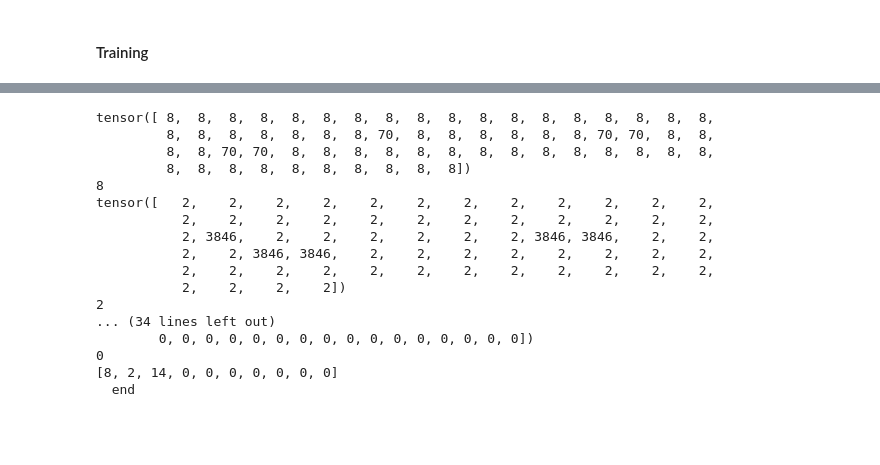
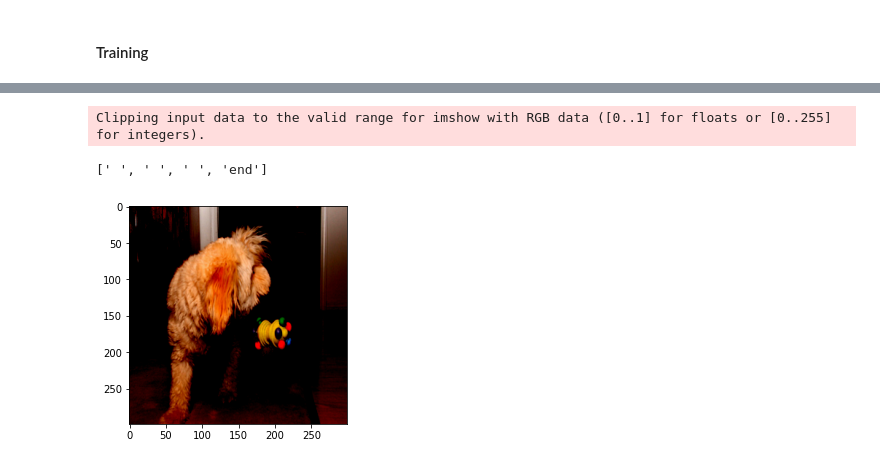
Before and after one commit to AminAlam/Image-Captioner, a Jupyter notebook: Image_Captioner.ipynb, the cells around one changed output, grey strips where cells are left out. Cells and saved outputs as stored; diff of their text form; code cells hidden in the pictures; blank space fills up the shorter version.

```diff
--- a/Image_Captioner.ipynb
+++ b/Image_Captioner.ipynb
@@ -433,3 +305,23 @@ optimizer = torch.optim.Adam(decoder.parameters(), lr=0.001, betas=(0.9, 0.999),
+# %%
+embed_size = 300
+hidden_size = 256
+vocab_size = len(vocab2index)
+
+train_CNN = False
+
+num_layers = 1
+learning_rate = 3e-4
+num_epochs = 10
+
+model = CNNtoRNN(embed_size, hidden_size, vocab_size, num_layers).to(device)
+criterion = nn.CrossEntropyLoss(ignore_index=vocab2index[""])
+optimizer = optim.Adam(model.parameters(), lr=learning_rate)
+
+for name, param in model.encoderCNN.inception.named_parameters():
+  if "fc.weight" in name or "fc.bias" in name:
+    param.requires_grad = True
+  else:
+    param.requires_grad = train_CNN
 # %% [markdown]
 #### Training
 # %%
@@ -485,20 +361,8 @@ def get_prediction():
-# %%
-get_prediction()
-# %% [output]
-tensor([ 8,  8,  8,  8,  8,  8,  8,  8,  8,  8,  8,  8,  8,  8,  8,  8,  8,  8,
-         8,  8,  8,  8,  8,  8,  8, 70,  8,  8,  8,  8,  8,  8, 70, 70,  8,  8,
-         8,  8, 70, 70,  8,  8,  8,  8,  8,  8,  8,  8,  8,  8,  8,  8,  8,  8,
-         8,  8,  8,  8,  8,  8,  8,  8,  8,  8])
-8
-tensor([   2,    2,    2,    2,    2,    2,    2,    2,    2,    2,    2,    2,
-           2,    2,    2,    2,    2,    2,    2,    2,    2,    2,    2,    2,
-           2, 3846,    2,    2,    2,    2,    2,    2, 3846, 3846,    2,    2,
-           2,    2, 3846, 3846,    2,    2,    2,    2,    2,    2,    2,    2,
-           2,    2,    2,    2,    2,    2,    2,    2,    2,    2,    2,    2,
-           2,    2,    2,    2])
-2
-... (34 lines left out)
-        0, 0, 0, 0, 0, 0, 0, 0, 0, 0, 0, 0, 0, 0, 0, 0])
-0
-[8, 2, 14, 0, 0, 0, 0, 0, 0, 0]
-  end
+# %%
+data = next(iter(dataloader))
+plt.imshow(data['image'][0].permute(1,2,0))
+model.caption_image(data['image'][0].to(device).unsqueeze(0))
+# %% [output]
+Clipping input data to the valid range for imshow with RGB data ([0..1] for floats or [0..255] for integers).
+[' ', ' ', ' ', 'end']
+[figure, added]
```
Also changed, not shown: parts of 27 cells of this notebook.
